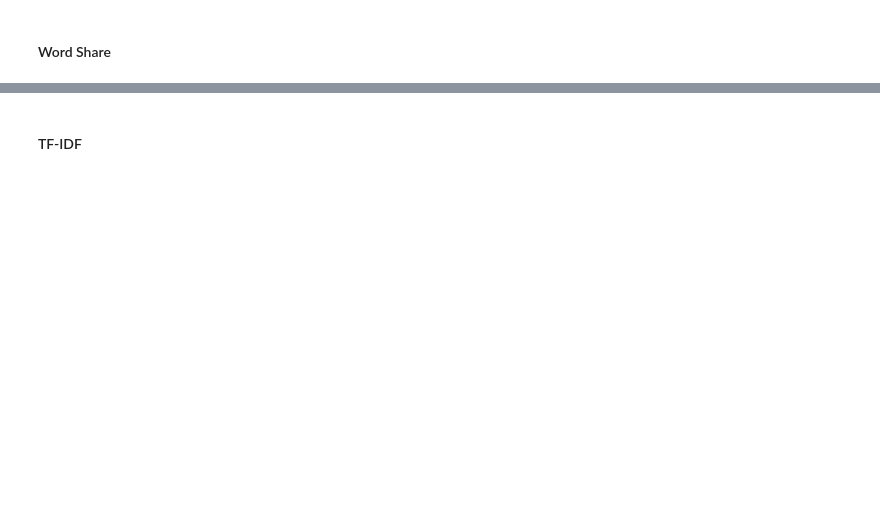
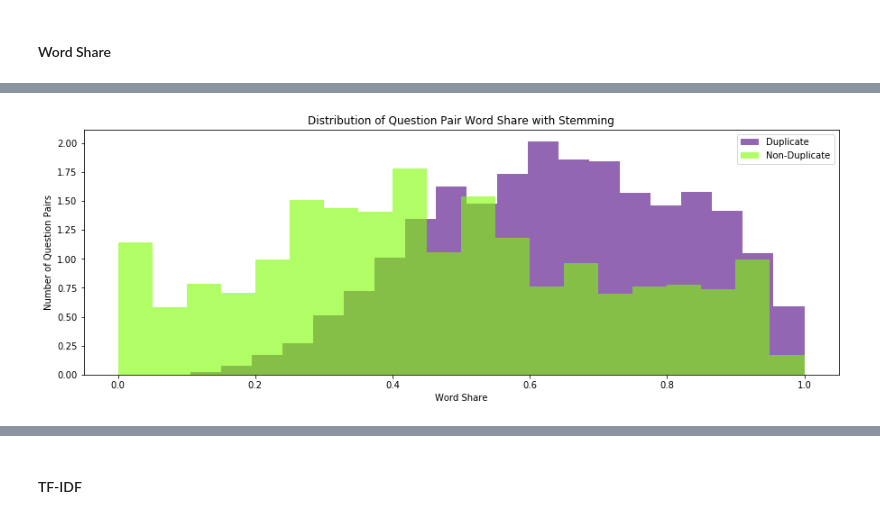
Before and after one commit to camronkhan/quora_question_pairs, a Jupyter notebook: quora_question_pairs.ipynb, the cells around one changed output, grey strips where cells are left out. Drawn from its saved outputs; the diff is of its cells as text; code cells hidden in the pictures; blank space fills up the shorter version.

```diff
--- a/quora_question_pairs.ipynb
+++ b/quora_question_pairs.ipynb
@@ -474,14 +532,20 @@ plt.show()
 # %%
 # Stemming
-train_word_share_stemmed = TRAIN.apply(lambda x: calculate_word_share(x, stem=True), axis=1, raw=True)
+TRAIN_word_share_stemmed = TRAIN_preprocessed.apply(lambda x: calculate_word_share(x['stemmed_1'], x['stemmed_2']), axis=1, raw=True)
 
 plt.figure(figsize=(15, 5))
-plt.hist(train_word_share_stemmed[TRAIN.is_duplicate == 1], bins=20, color=('teal'), normed=True, alpha=0.6, label='Duplicate')
-plt.hist(train_word_share_stemmed[TRAIN.is_duplicate == 0], bins=20, color=('orange'), normed=True, alpha=0.6, label='Non-Duplicate')
+plt.hist(TRAIN_word_share_stemmed[TRAIN.is_duplicate == 1], bins=20, color=('indigo'), normed=True, alpha=0.6, label='Duplicate')
+plt.hist(TRAIN_word_share_stemmed[TRAIN.is_duplicate == 0], bins=20, color=('lawngreen'), normed=True, alpha=0.6, label='Non-Duplicate')
 plt.xlabel('Word Share')
 plt.ylabel('Number of Question Pairs')
 plt.title('Distribution of Question Pair Word Share with Stemming')
 plt.legend()
 plt.show()
+
+TRAIN_word_share_stemmed.to_pickle('./pickles.gi/TRAIN_word_share_stemmed.pkl')
+
+del TRAIN_word_share_stemmed
+# %% [output]
+[figure, added]
 # %%
 # Stopword filtering and stemming
```
Also changed, not shown: parts of 57 cells of this notebook, 2 other files.
